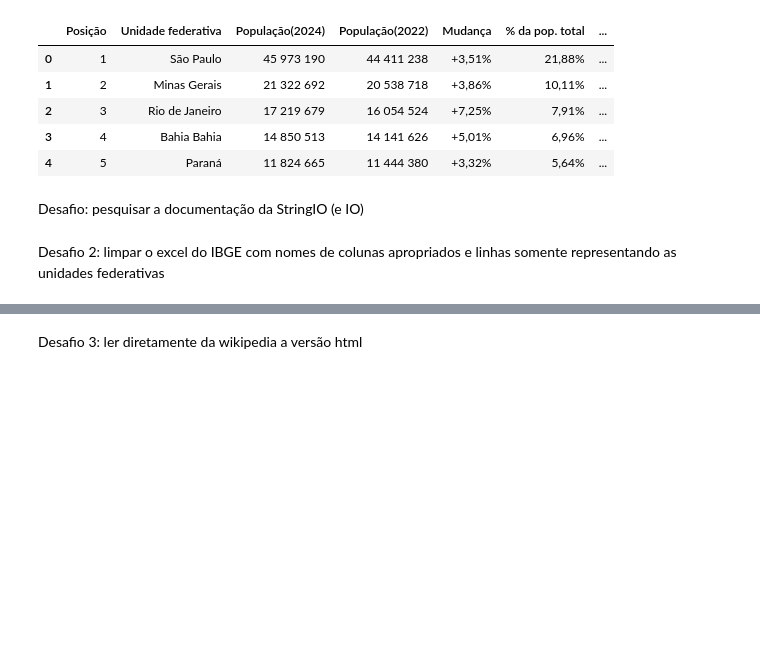
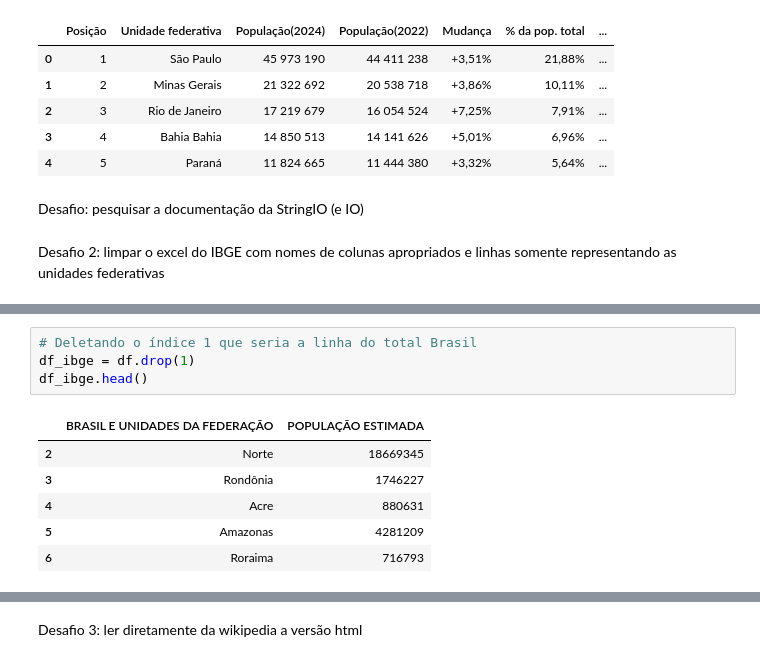
Before and after one commit to SandraRojasZ/Data-Analytics, a Jupyter notebook: pos-datascience-analise-e-exploracao-de-dados-aula1/Produção_Hospitalar-A2.1.ipynb, the cells around one changed output, grey strips where cells are left out. Cells and saved outputs as stored; diff of their text form; blank space fills up the shorter version.

```diff
--- a/pos-datascience-analise-e-exploracao-de-dados-aula1/Produção_Hospitalar-A2.1.ipynb
+++ b/pos-datascience-analise-e-exploracao-de-dados-aula1/Produção_Hospitalar-A2.1.ipynb
@@ -774,0 +795,11 @@ Desafio 2: limpar o excel do IBGE com nomes de colunas apropriados e linhas some
+# %%
+# Deletando o índice 1 que seria a linha do total Brasil
+df_ibge = df.drop(1)
+df_ibge.head()
+# %% [output]
+|  | BRASIL E UNIDADES DA FEDERAÇÃO | POPULAÇÃO ESTIMADA |
+| 2 | Norte | 18669345 |
+| 3 | Rondônia | 1746227 |
+| 4 | Acre | 880631 |
+| 5 | Amazonas | 4281209 |
+| 6 | Roraima | 716793 |
```
Also changed, not shown: parts of 5 cells of this notebook.
